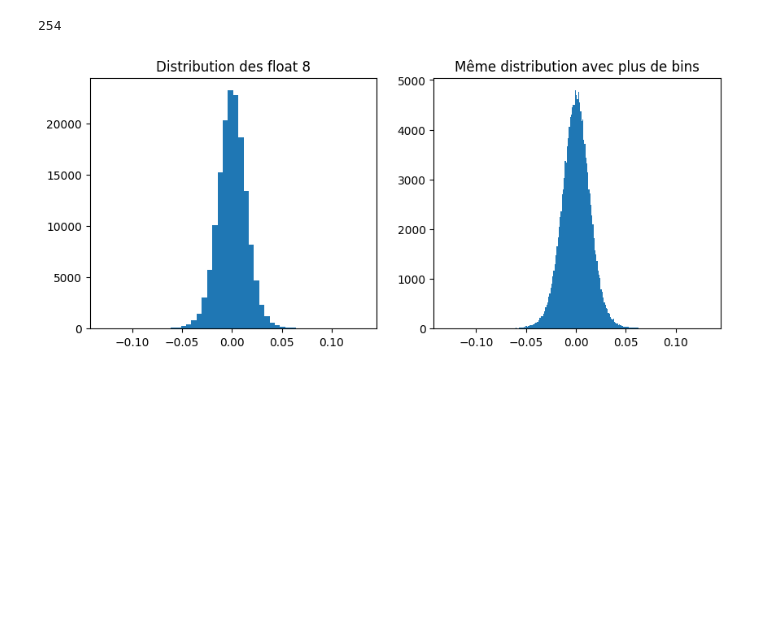
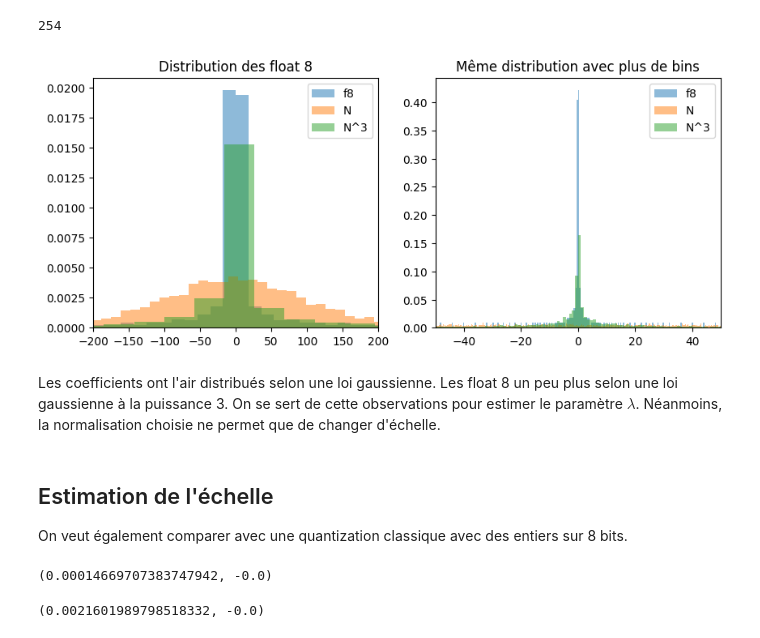
Before and after one commit to sdpython/mlstatpy, a Jupyter notebook: _doc/notebooks/dsgarden/quantization_f8.ipynb, the cells around one changed output. Cells and saved outputs as stored; diff of their text form; code cells hidden in the pictures; blank space fills up the shorter version.

```diff
--- a/_doc/notebooks/dsgarden/quantization_f8.ipynb
+++ b/_doc/notebooks/dsgarden/quantization_f8.ipynb
@@ -84,10 +84,78 @@ len(no_nan8)
 # %% [output]
 254
 # %%
+p = 3
+gauss = numpy.random.normal(size=len(no_nan8) * 20)
+scale1 = numpy.std(no_nan8) / numpy.std(gauss)
+scalep = numpy.std(no_nan8) / numpy.std(gauss ** p)
+
+
 fig, axs = plt.subplots(1, 2, figsize=(10, 4))
-axs[0].hist(cf, bins=50)
+axs[0].hist(float8, bins=50, alpha=0.5, label="f8", density=True)
+axs[0].hist(gauss * scale1, bins=50, alpha=0.5, label="N", density=True)
+axs[0].hist(gauss ** p * scalep, bins=50, alpha=0.5, label=f"N^{p}", density=True)
+axs[0].set_xlim([-200, 200])
 axs[0].set_title("Distribution des float 8")
-axs[1].hist(cf, bins=254)
-axs[1].set_title("Même distribution avec plus de bins");
+axs[0].legend()
+
+axs[1].hist(float8, bins=2000, alpha=0.5, label="f8", density=True)
+axs[1].hist(gauss * scale1, bins=2000, alpha=0.5, label="N", density=True)
+axs[1].hist(gauss ** p * scalep, bins=2000, alpha=0.5, label=f"N^{p}", density=True)
+axs[1].set_xlim([-50, 50])
+axs[1].set_title("Même distribution avec plus de bins")
+axs[1].legend();
 # %% [output]
-[figure, old version]
+[figure, new version]
+# %% [markdown]
+Les coefficients ont l'air distribués selon une loi gaussienne. Les float 8 un peu plus selon une loi gaussienne à la puissance 3. On se sert de cette observations pour estimer le paramètre $\lambda$. Néanmoins, la normalisation choisie ne permet que de changer d'échelle.
+# %% [markdown]
+## Estimation de l'échelle
+
+On veut également comparer avec une quantization classique avec des entiers sur 8 bits.
+# %%
+from onnx import TensorProto
+
+def estimation_quantization_scale(
+    coef: numpy.array,
+    to: int = TensorProto.FLOAT8E4M3FN,
+    method: str = "naive"
+) -> tuple[float, float]:
+    """
+    Estimates the scale parameter for the quantization to float 8 assuming
+    the distribution of the coefficients is gaussian.
+    """
+    if to == TensorProto.FLOAT8E4M3FN:
+        float8 = [float8e4m3_to_float32(i) for i in range(0, 256)]
+        quant_float = [f for f in float8 if not numpy.isnan(f)]
+        if method == "naive":
+            std_coef = numpy.std(coef.ravel())
+            std_quant = numpy.std(numpy.array(quant_float, dtype=numpy.float32))
+        elif method == "power":
+            cr = coef.ravel()
+            ca = numpy.abs(cr)
+            std_coef = numpy.std(ca ** (1./3.) * cr / ca)
+            std_quant = numpy.std(numpy.array(quant_float, dtype=numpy.float32))
+        else:
+            raise ValueError(f"Unexpected quantization method {method!r}.")
+        zero = 0.0
+        scale = std_quant / std_coef
+    elif to == TensorProto.UINT8:
+        uint8 = [i for i in range(0, 256)]
+        qu = numpy.quantile(coef.ravel(), [0.025, 1-0.025])
+        scale = 255 / (qu[1] - qu[0])
+        zero = qu[0] * scale
+    else:
+        raise ValueError(f"Unexpected quantization type for to={to}.")
+
+    return 1. / scale, - zero
+
+
+scale_f8, zero_f8 = estimation_quantization_scale(coef)
+scale_f8, zero_f8
+# %% [output]
+(0.00014669707383747942, -0.0)
+# %%
+scale_f8p, zero_f8p = estimation_quantization_scale(coef, method="power")
+scale_f8p, zero_f8p
+# %% [output]
+(0.0021601989798518332, -0.0)
```
Also changed, not shown: parts of 12 cells of this notebook.
